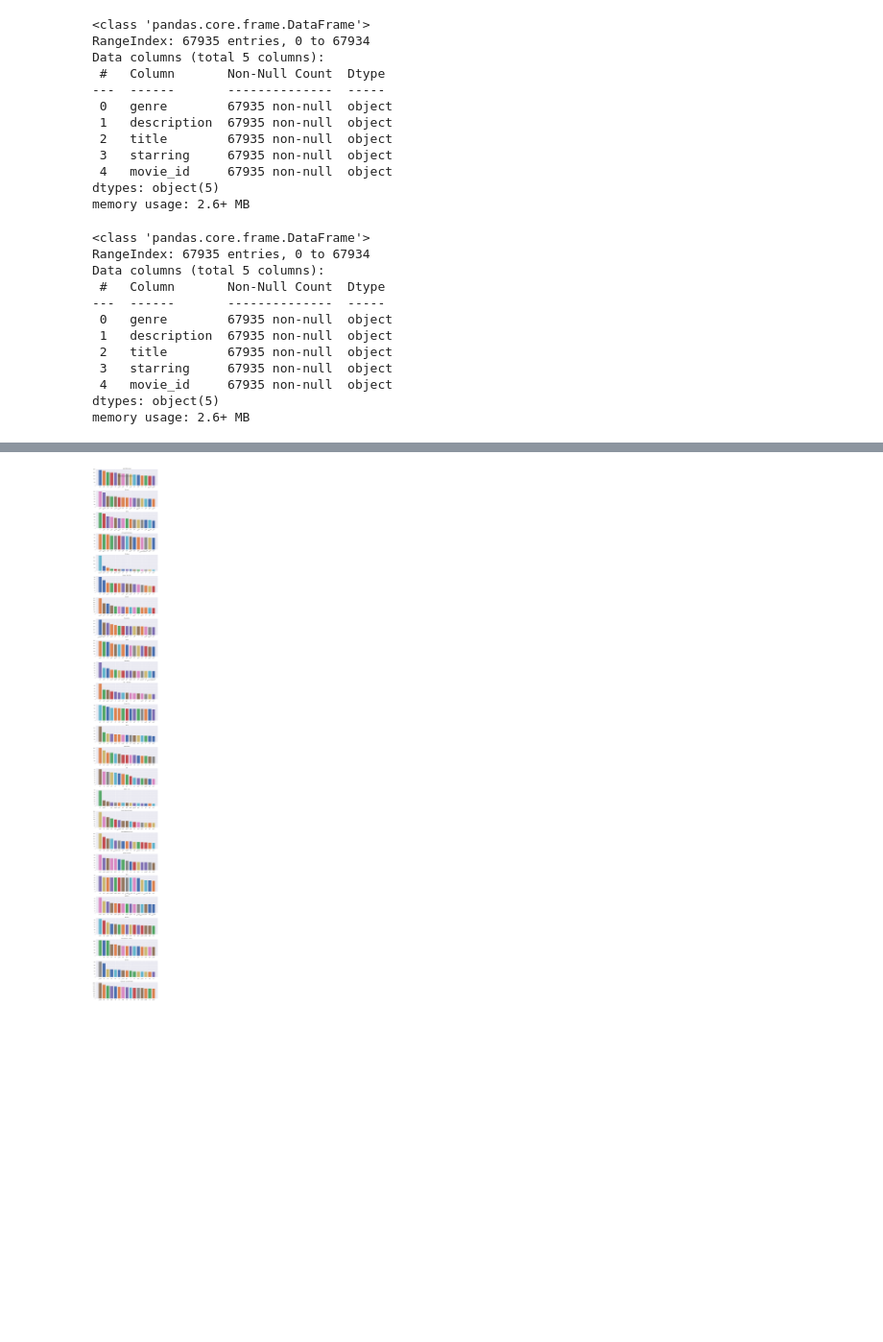
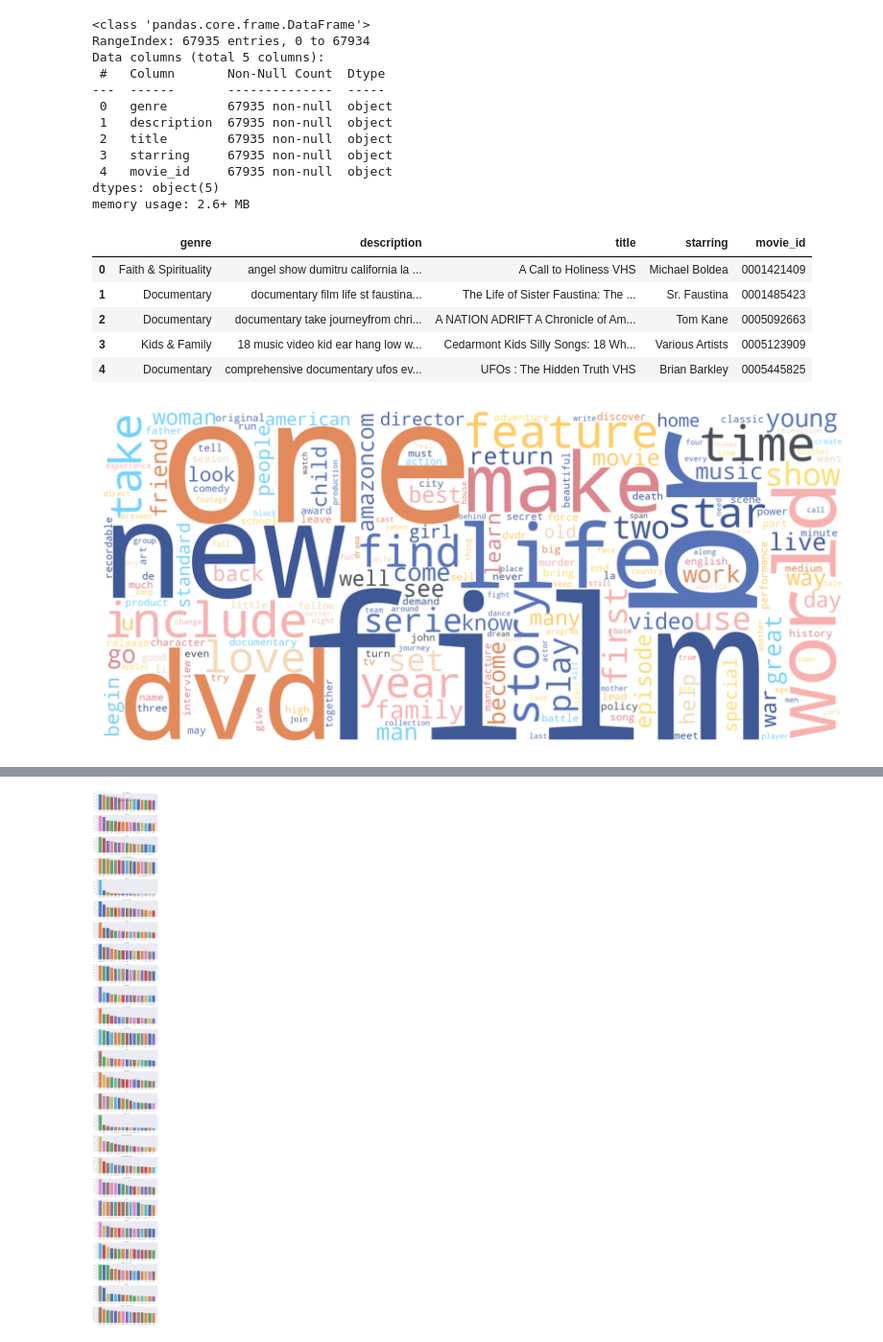
Before and after one commit to ImMaxRoss/film_finder, a Jupyter notebook: content_based_filtering.ipynb, the cells around one changed output, grey strips where cells are left out. Shown at 96% size. Saved outputs shown, nothing was run; the diff lists cells and outputs as text; code cells hidden in the pictures; blank space fills up the shorter version.

```diff
--- a/content_based_filtering.ipynb
+++ b/content_based_filtering.ipynb
@@ -21,8 +23,9 @@ from code.viz import word_plot
 
 sns.set()
 # %%
-df_rev_stop = pd.read_csv('./data/desc_filtered_genre.csv')
-df_rev_stop.info()
+content_based = pd.read_csv('./data/desc_filtered_genre.csv')
+movie_df = content_based.copy()
+content_based.info()
 # %% [output]
 <class 'pandas.core.frame.DataFrame'>
 RangeIndex: 67935 entries, 0 to 67934
@@ -92,18 +95,12 @@ def remove_sw(text):
 
     return words
 # %%
-df_rev_stop['description'] = df_rev_stop['description'].apply(preprocess_and_lemmatize)
-df_rev_stop.info()
+content_based['description'] = content_based['description'].apply(preprocess_and_lemmatize)
+content_based.head()
 # %% [output]
-<class 'pandas.core.frame.DataFrame'>
-RangeIndex: 67935 entries, 0 to 67934
-Data columns (total 5 columns):
- #   Column       Non-Null Count  Dtype
----  ------       --------------  -----
- 0   genre        67935 non-null  object
- 1   description  67935 non-null  object
- 2   title        67935 non-null  object
- 3   starring     67935 non-null  object
- 4   movie_id     67935 non-null  object
-dtypes: object(5)
-memory usage: 2.6+ MB
+|  | genre | description | title | starring | movie_id |
+| 0 | Faith & Spirituality | angel show dumitru california la ... | A Call to Holiness VHS | Michael Boldea | 0001421409 |
+| 1 | Documentary | documentary film life st faustina... | The Life of Sister Faustina: The ... | Sr. Faustina | 0001485423 |
+| 2 | Documentary | documentary take journeyfrom chri... | A NATION ADRIFT A Chronicle of Am... | Tom Kane | 0005092663 |
+| 3 | Kids & Family | 18 music video kid ear hang low w... | Cedarmont Kids Silly Songs: 18 Wh... | Various Artists | 0005123909 |
+| 4 | Documentary | comprehensive documentary ufos ev... | UFOs : The Hidden Truth VHS | Brian Barkley | 0005445825 |
@@ -133 +107,23 @@ df_rev_st = df_rev_stop.copy()
+# %%
+# This is the palette used in our associated
+# presentation, available at a link later on
+raw_map = [
+        '#3f5896', '#494f56', '#4f6ab3',
+        '#5773b8', '#76d3fb', '#db868e',
+        '#e28a5c', '#f4d9bc', '#f7b2b0',
+        '#fddf75', '#ffcc66'
+        ]
+canvamap = ListedColormap(raw_map)
+
+wordcloud = WordCloud(
+    collocations=False, width=1800, height=800,
+    colormap=canvamap, background_color='#ffffff'
+).generate(' '.join(content_based['description']))
+
+plt.figure(figsize=(10, 14), dpi=250)
+plt.imshow(wordcloud, interpolation='bilinear')
+plt.axis('off')
+plt.show()
+# %% [output]
+[figure, added]
 # %%
```
Also changed, not shown: parts of 19 cells of this notebook, 9 other files.
